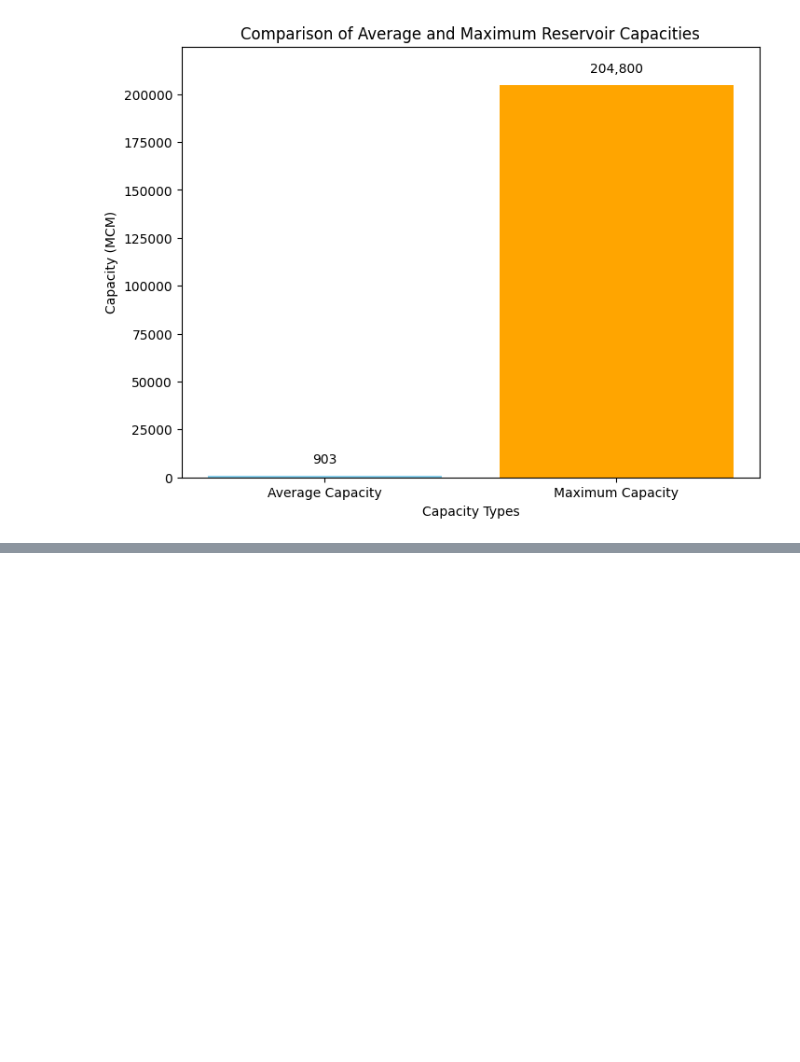
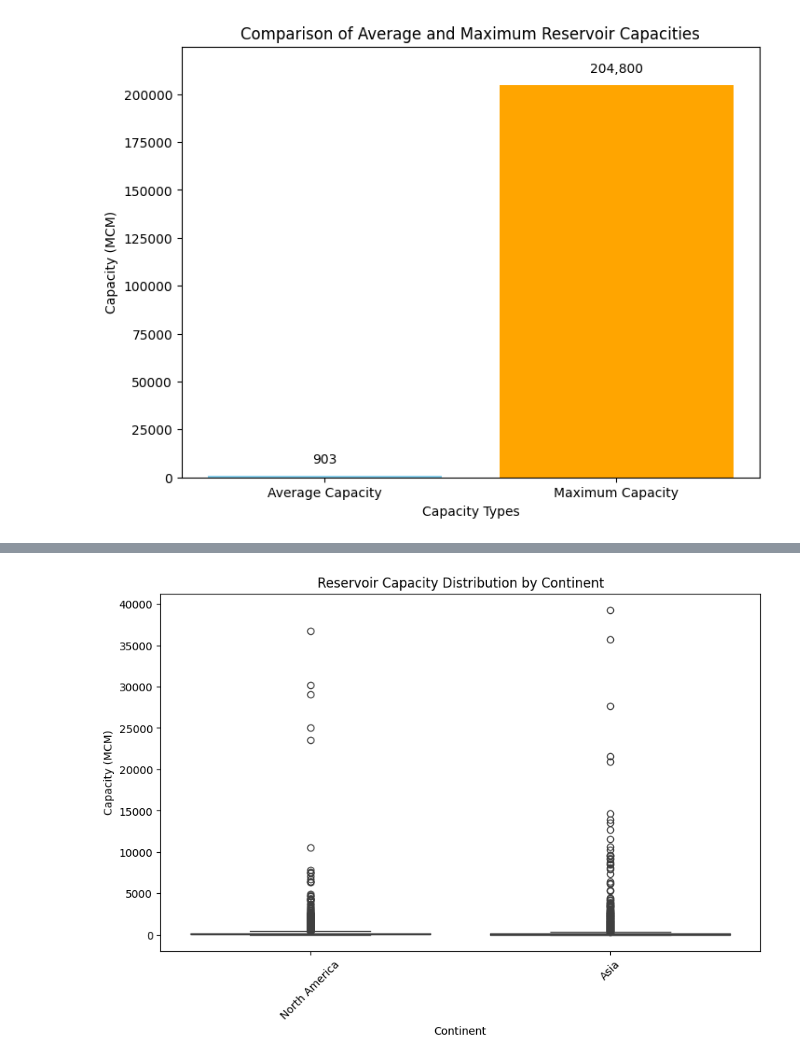
Before and after one commit to typ1ca1/Project_2_DS220, a Jupyter notebook: pyProject2.ipynb, the cells around one changed output, grey strips where cells are left out. Drawn from its saved outputs; the diff is of its cells as text; code cells hidden in the pictures; blank space fills up the shorter version.

```diff
--- a/pyProject2.ipynb
+++ b/pyProject2.ipynb
@@ -275,0 +284,20 @@ plt.show()
+# %%
+import seaborn as sns
+
+continent_mapping = {
+    "United States": "North America",
+    "China": "Asia",
+    "India": "Asia",
+    "Japan": "Asia"
+}
+df['Continent'] = df['Country'].map(continent_mapping)
+
+plt.figure(figsize=(10, 6))
+sns.boxplot(x="Continent", y="Capacity_MCM", data=df)
+plt.title("Reservoir Capacity Distribution by Continent")
+plt.xlabel("Continent")
+plt.ylabel("Capacity (MCM)")
+plt.xticks(rotation=45)
+plt.show()
+# %% [output]
+[figure, added]
```
Also changed, not shown: parts of 14 cells of this notebook.
